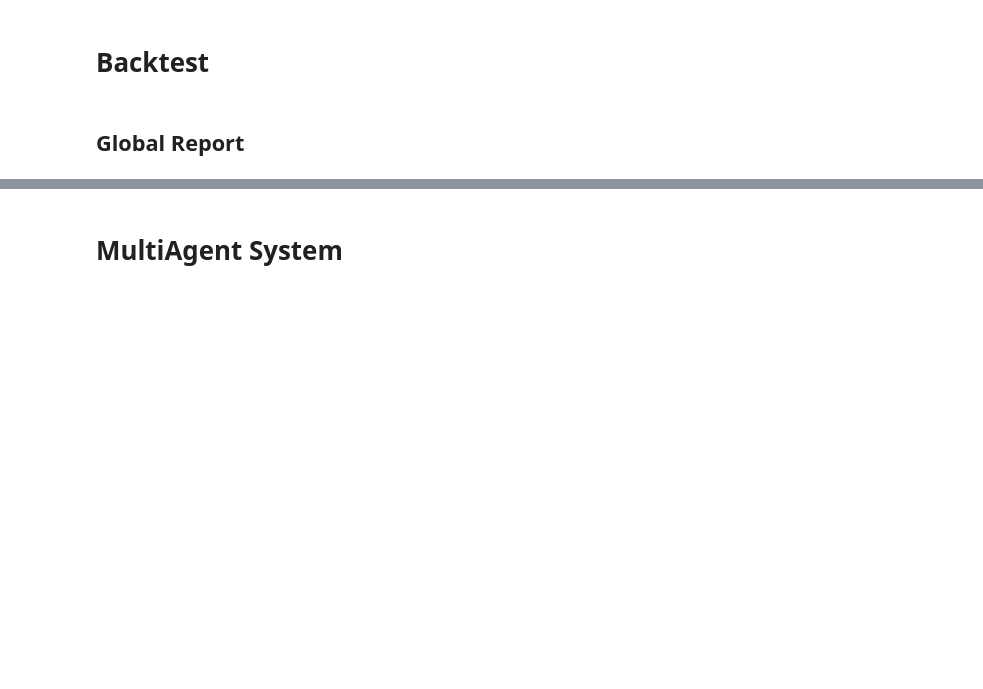
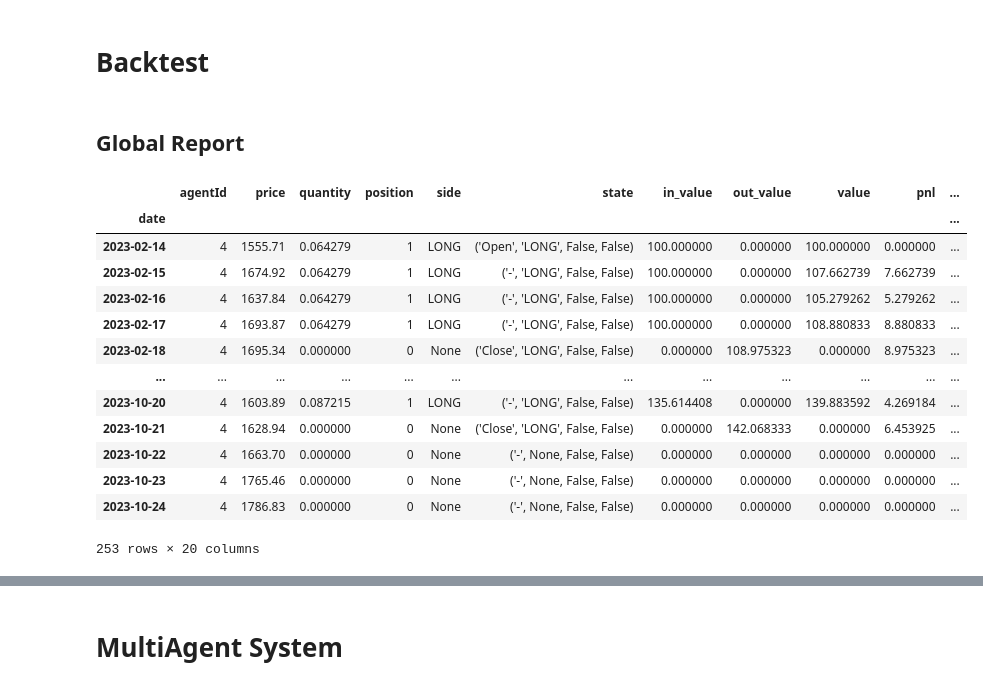
Before and after one commit to cedTrad/C-Syst, a Jupyter notebook: labs.ipynb, the cells around one changed output, grey strips where cells are left out. Cells and saved outputs as stored; diff of their text form; code cells hidden in the pictures; blank space fills up the shorter version.

```diff
--- a/labs.ipynb
+++ b/labs.ipynb
@@ -46,3 +46,20 @@ agent_4.run_episode()
 env.get_report(agentId=1, symbol = "BTC")
 # %% [markdown]
 ## Global Report
+# %%
+env.trades[4]
+# %% [output]
+|  | agentId | price | quantity | position | side | state | in_value | out_value | value | pnl | ... |
+| date |  |  |  |  |  |  |  |  |  |  | ... |
+| 2023-02-14 | 4 | 1555.71 | 0.064279 | 1 | LONG | ('Open', 'LONG', False, False) | 100.000000 | 0.000000 | 100.000000 | 0.000000 | ... |
+| 2023-02-15 | 4 | 1674.92 | 0.064279 | 1 | LONG | ('-', 'LONG', False, False) | 100.000000 | 0.000000 | 107.662739 | 7.662739 | ... |
+| 2023-02-16 | 4 | 1637.84 | 0.064279 | 1 | LONG | ('-', 'LONG', False, False) | 100.000000 | 0.000000 | 105.279262 | 5.279262 | ... |
+| 2023-02-17 | 4 | 1693.87 | 0.064279 | 1 | LONG | ('-', 'LONG', False, False) | 100.000000 | 0.000000 | 108.880833 | 8.880833 | ... |
+| 2023-02-18 | 4 | 1695.34 | 0.000000 | 0 | None | ('Close', 'LONG', False, False) | 0.000000 | 108.975323 | 0.000000 | 8.975323 | ... |
+| ... | ... | ... | ... | ... | ... | ... | ... | ... | ... | ... | ... |
+| 2023-10-20 | 4 | 1603.89 | 0.087215 | 1 | LONG | ('-', 'LONG', False, False) | 135.614408 | 0.000000 | 139.883592 | 4.269184 | ... |
+| 2023-10-21 | 4 | 1628.94 | 0.000000 | 0 | None | ('Close', 'LONG', False, False) | 0.000000 | 142.068333 | 0.000000 | 6.453925 | ... |
+| 2023-10-22 | 4 | 1663.70 | 0.000000 | 0 | None | ('-', None, False, False) | 0.000000 | 0.000000 | 0.000000 | 0.000000 | ... |
+| 2023-10-23 | 4 | 1765.46 | 0.000000 | 0 | None | ('-', None, False, False) | 0.000000 | 0.000000 | 0.000000 | 0.000000 | ... |
+| 2023-10-24 | 4 | 1786.83 | 0.000000 | 0 | None | ('-', None, False, False) | 0.000000 | 0.000000 | 0.000000 | 0.000000 | ... |
+253 rows × 20 columns
```
Also changed, not shown: parts of 9 cells of this notebook, 7 other files.
